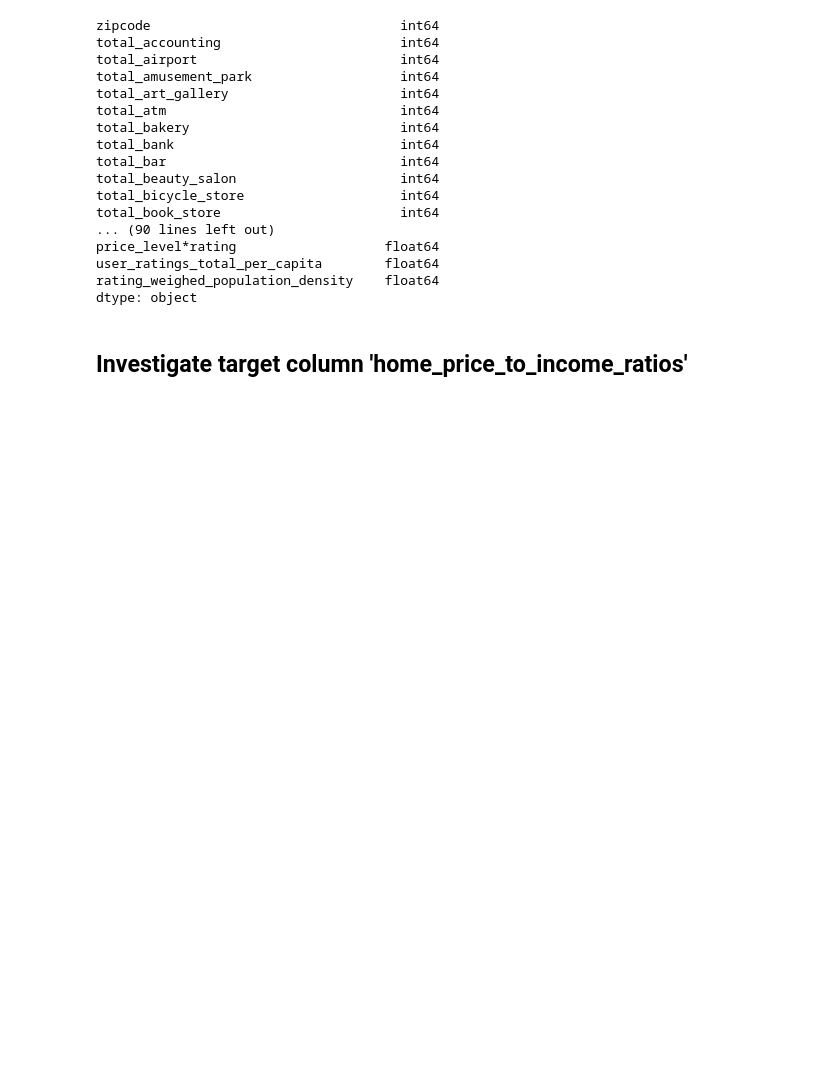
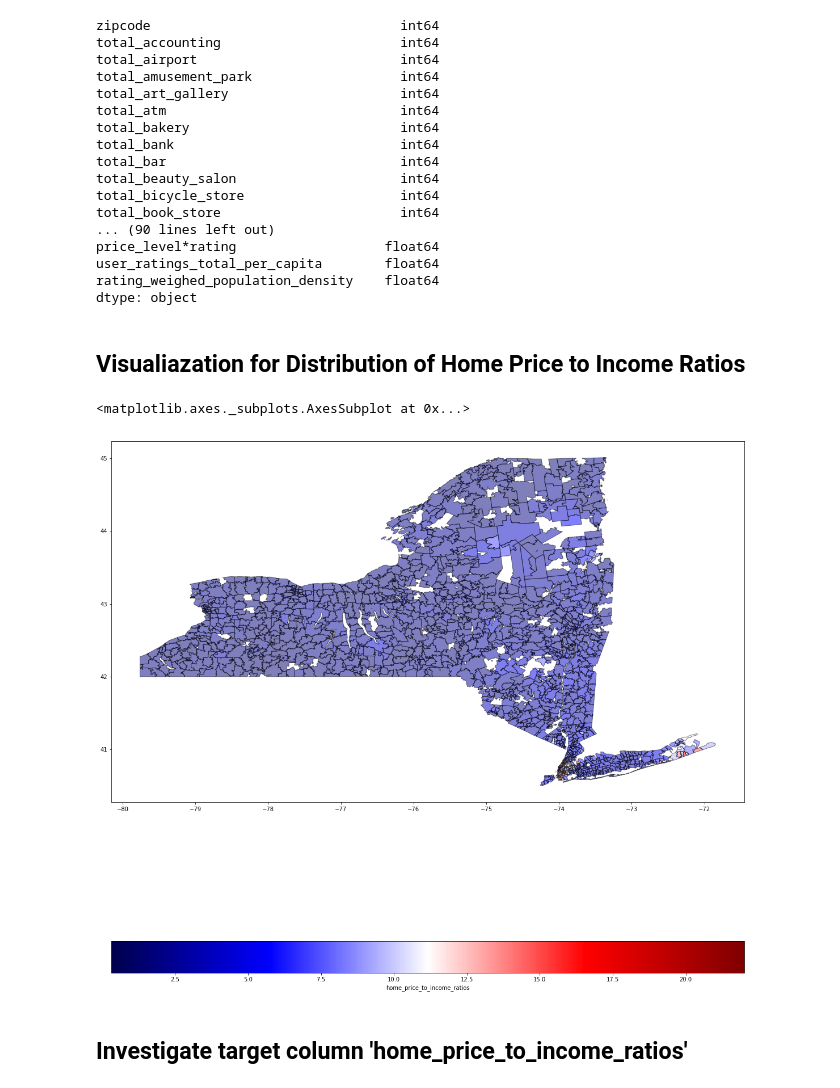
Before and after one commit to FredaXin/capstone, a Jupyter notebook: code/04_02_eda_and_data_cleaning_v2.ipynb, the cells around one changed output. Saved outputs shown, nothing was run; the diff lists cells and outputs as text; code cells hidden in the pictures; blank space fills up the shorter version.

```diff
--- a/code/04_02_eda_and_data_cleaning_v2.ipynb
+++ b/code/04_02_eda_and_data_cleaning_v2.ipynb
@@ -141,6 +142,31 @@ price_level*rating                   float64
 user_ratings_total_per_capita        float64
 rating_weighed_population_density    float64
 dtype: object
+# %% [markdown]
+## Visualiazation for Distribution of Home Price to Income Ratios
+# %%
+# sphinx_gallery_thumbnail_number = 3
+import geopandas
+# obtained zcta shape file from https://www.census.gov/cgi-bin/geo/shapefiles/index.php?year=2019&layergroup=ZIP+Code+Tabulation+Areas
+df_geo = geopandas.read_file('../data/tl_2019_us_zcta510')
+# %%
+df_geo['ZCTA5CE10'] = df_geo['ZCTA5CE10'].astype('int64')
+# %%
+df_geo_merged = pd.merge(df_geo, df, how='inner', left_on='ZCTA5CE10', right_on='zipcode')
+# %%
+fig, ax = plt.subplots(1, 1, figsize=(20,30))
+# plt.figure(1, )
+df_geo_merged.plot(column='home_price_to_income_ratios',
+                   ax=ax,
+                   legend=True,
+                   legend_kwds={'label': 'home_price_to_income_ratios',
+                   'orientation': "horizontal"
+                               },
+                    alpha=0.5, cmap='seismic', edgecolor='k')
+#df_geo_merged.plot(column='home_price_to_income_ratios', figsize=(50, 40), alpha=0.5, edgecolor='k')
+# %% [output]
+<matplotlib.axes._subplots.AxesSubplot at 0x...>
+[figure, added]
 # %% [markdown]
 ## Investigate target column 'home_price_to_income_ratios'
 # %%
```
Also changed, not shown: parts of 28 cells of this notebook, 4 other files.
